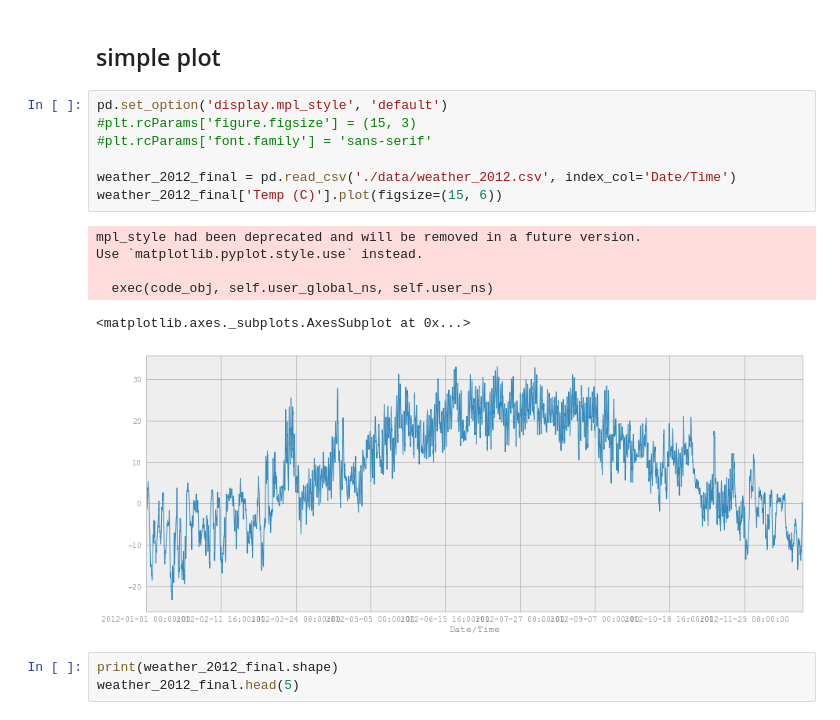
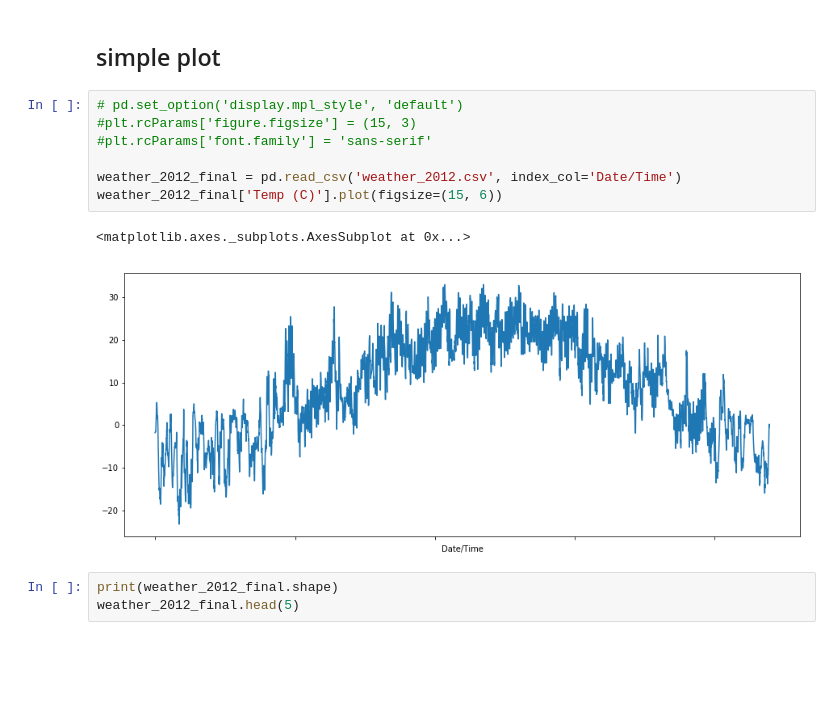
Before and after one commit to north-jewel/data_analysis, a Jupyter notebook: matplotlib.ipynb, the cells around one changed output. Saved outputs shown, nothing was run; the diff lists cells and outputs as text; blank space fills up the shorter version.

```diff
--- a/matplotlib.ipynb
+++ b/matplotlib.ipynb
@@ -36,19 +37,15 @@ matplotlib.__version__
 # %% [markdown]
 ## simple plot
 # %%
-pd.set_option('display.mpl_style', 'default')
+# pd.set_option('display.mpl_style', 'default')
 #plt.rcParams['figure.figsize'] = (15, 3)
 #plt.rcParams['font.family'] = 'sans-serif'
 
-weather_2012_final = pd.read_csv('./data/weather_2012.csv', index_col='Date/Time')
+weather_2012_final = pd.read_csv('weather_2012.csv', index_col='Date/Time')
 weather_2012_final['Temp (C)'].plot(figsize=(15, 6))
 # %% [output]
-mpl_style had been deprecated and will be removed in a future version.
-Use `matplotlib.pyplot.style.use` instead.
-
-  exec(code_obj, self.user_global_ns, self.user_ns)
+<matplotlib.axes._subplots.AxesSubplot at 0x...>
-<matplotlib.axes._subplots.AxesSubplot at 0x...>
-[figure, old version]
+[figure, new version]
 # %%
 print(weather_2012_final.shape)
 weather_2012_final.head(5)
```
Also changed, not shown: parts of 17 cells of this notebook, 2 other files.
